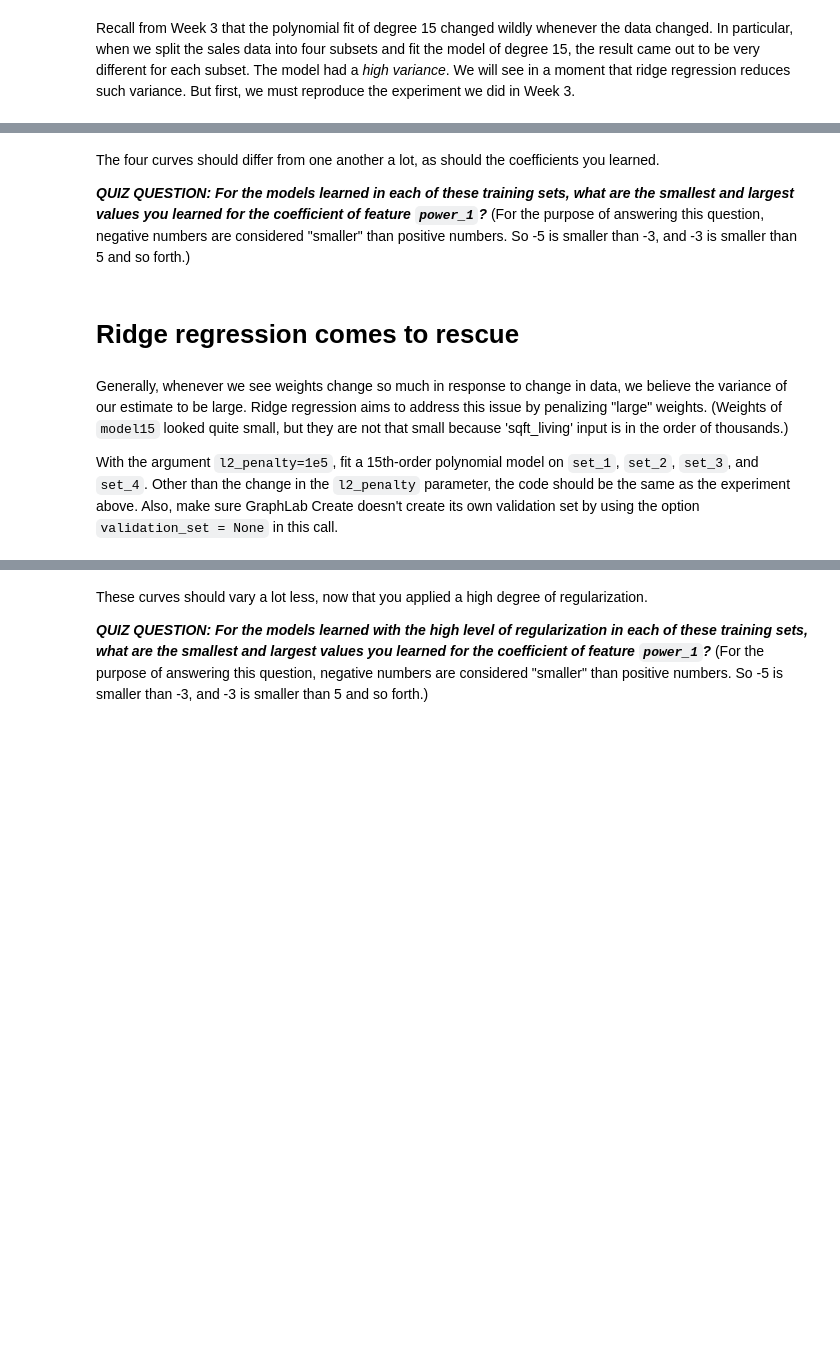
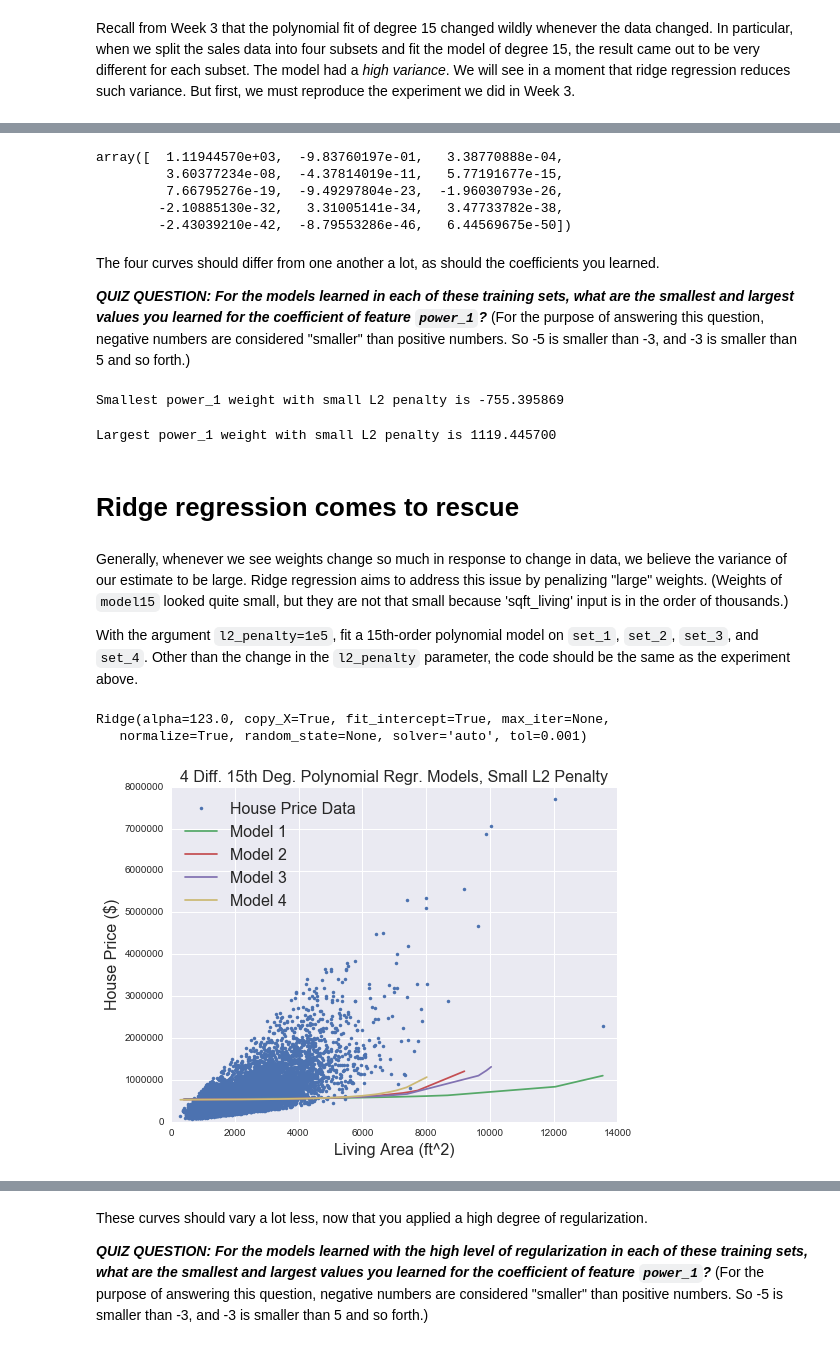
Before and after one commit to Nafisur-jspl/ML_specialization, a Jupyter notebook: 2_regression/week_4_ridge_regression/week-4-ridge-regression-assignment-1.ipynb, the cells around one changed output, grey strips where cells are left out. Saved outputs shown, nothing was run; the diff lists cells and outputs as text; code cells hidden in the pictures; blank space fills up the shorter version.

```diff
--- a/2_regression/week_4_ridge_regression/week-4-ridge-regression-assignment-1.ipynb
+++ b/2_regression/week_4_ridge_regression/week-4-ridge-regression-assignment-1.ipynb
@@ -106,10 +186,76 @@ Hint: When calling `graphlab.linear_regression.create()`, use the same L2 penalt
+# %%
+model_set4.coef_
+# %% [output]
+array([  1.11944570e+03,  -9.83760197e-01,   3.38770888e-04,
+         3.60377234e-08,  -4.37814019e-11,   5.77191677e-15,
+         7.66795276e-19,  -9.49297804e-23,  -1.96030793e-26,
+        -2.10885130e-32,   3.31005141e-34,   3.47733782e-38,
+        -2.43039210e-42,  -8.79553286e-46,   6.44569675e-50])
 # %% [markdown]
 The four curves should differ from one another a lot, as should the coefficients you learned.
 
 ***QUIZ QUESTION:  For the models learned in each of these training sets, what are the smallest and largest values you learned for the coefficient of feature `power_1`?***  (For the purpose of answering this question, negative numbers are considered "smaller" than positive numbers. So -5 is smaller than -3, and -3 is smaller than 5 and so forth.)
+# %%
+print("Smallest power_1 weight with small L2 penalty is %f" % min(model_set1.coef_[0],model_set2.coef_[0],model_set3.coef_[0],model_set4.coef_[0]))
+# %% [output]
+Smallest power_1 weight with small L2 penalty is -755.395869
+# %%
+print("Largest power_1 weight with small L2 penalty is %f" % max(model_set1.coef_[0],model_set2.coef_[0],model_set3.coef_[0],model_set4.coef_[0]))
+# %% [output]
+Largest power_1 weight with small L2 penalty is 1119.445700
 # %% [markdown]
 # Ridge regression comes to rescue
 # %% [markdown]
 Generally, whenever we see weights change so much in response to change in data, we believe the variance of our estimate to be large. Ridge regression aims to address this issue by penalizing "large" weights. (Weights of `model15` looked quite small, but they are not that small because 'sqft_living' input is in the order of thousands.)
 
-With the argument `l2_penalty=1e5`, fit a 15th-order polynomial model on `set_1`, `set_2`, `set_3`, and `set_4`. Other than the change in the `l2_penalty` parameter, the code should be the same as the experiment above. Also, make sure GraphLab Create doesn't create its own validation set by using the option `validation_set = None` in this call.
+With the argument `l2_penalty=1e5`, fit a 15th-order polynomial model on `set_1`, `set_2`, `set_3`, and `set_4`. Other than the change in the `l2_penalty` parameter, the code should be the same as the experiment above.
+# %%
+l2_small_penalty=1.23e2
+# Copy-pasting should be avoided, creating a for loop with a dict or list of datasets... lazy today
+
+poly15_set1_data = polynomial_dataframe(set1_data['sqft_living'], 15)
+poly15_set2_data = polynomial_dataframe(set2_data['sqft_living'], 15)
+poly15_set3_data = polynomial_dataframe(set3_data['sqft_living'], 15)
+poly15_set4_data = polynomial_dataframe(set4_data['sqft_living'], 15)
+
+poly15_set1_features = poly15_set1_data.columns
+poly15_set2_features = poly15_set2_data.columns
+poly15_set3_features = poly15_set3_data.columns
+poly15_set4_features = poly15_set4_data.columns
+
+poly15_set1_data['price'] = set1_data['price']
+poly15_set2_data['price'] = set2_data['price']
+poly15_set3_data['price'] = set3_data['price']
+poly15_set4_data['price'] = set4_data['price']
+
+model_set1 = linear_model.Ridge(alpha=l2_small_penalty, normalize=True)
+model_set2 = linear_model.Ridge(alpha=l2_small_penalty, normalize=True)
+model_set3 = linear_model.Ridge(alpha=l2_small_penalty, normalize=True)
+model_set4 = linear_model.Ridge(alpha=l2_small_penalty, normalize=True)
+
+model_set1.fit(poly15_set1_data[poly15_set1_features], poly15_set1_data['price'])
+model_set2.fit(poly15_set2_data[poly15_set2_features], poly15_set2_data['price'])
+model_set3.fit(poly15_set3_data[poly15_set3_features], poly15_set3_data['price'])
+model_set4.fit(poly15_set4_data[poly15_set4_features], poly15_set4_data['price'])
+# %% [output]
+Ridge(alpha=123.0, copy_X=True, fit_intercept=True, max_iter=None,
+   normalize=True, random_state=None, solver='auto', tol=0.001)
+# %%
+plt.figure(figsize=(8,6))
+plt.plot(sales['sqft_living'], sales['price'],'.', label= 'House Price Data')
+plt.hold(True)
+#
+plt.plot( poly15_set1_data['power_1'], model_set1.predict(poly15_set1_data[poly15_set1_features]), '-', label = "Model 1" )
+plt.plot( poly15_set2_data['power_1'], model_set2.predict(poly15_set2_data[poly15_set2_features]), '-', label = "Model 2" )
+plt.plot( poly15_set3_data['power_1'], model_set3.predict(poly15_set3_data[poly15_set3_features]), '-', label = "Model 3" )
+plt.plot( poly15_set4_data['power_1'], model_set4.predict(poly15_set4_data[poly15_set4_features]), '-', label = "Model 4" )
+#
+plt.hold(False)
+plt.legend(loc='upper left', fontsize=16)
+plt.xlabel('Living Area (ft^2)', fontsize=16)
+plt.ylabel('House Price ($)', fontsize=16)
+plt.title('4 Diff. 15th Deg. Polynomial Regr. Models, Small L2 Penalty', fontsize=16)
+plt.axis([0.0, 14000.0, 0.0, 8000000.0])
+plt.show()
+# %% [output]
+[figure, added]
```
Also changed, not shown: parts of 22 cells of this notebook.
